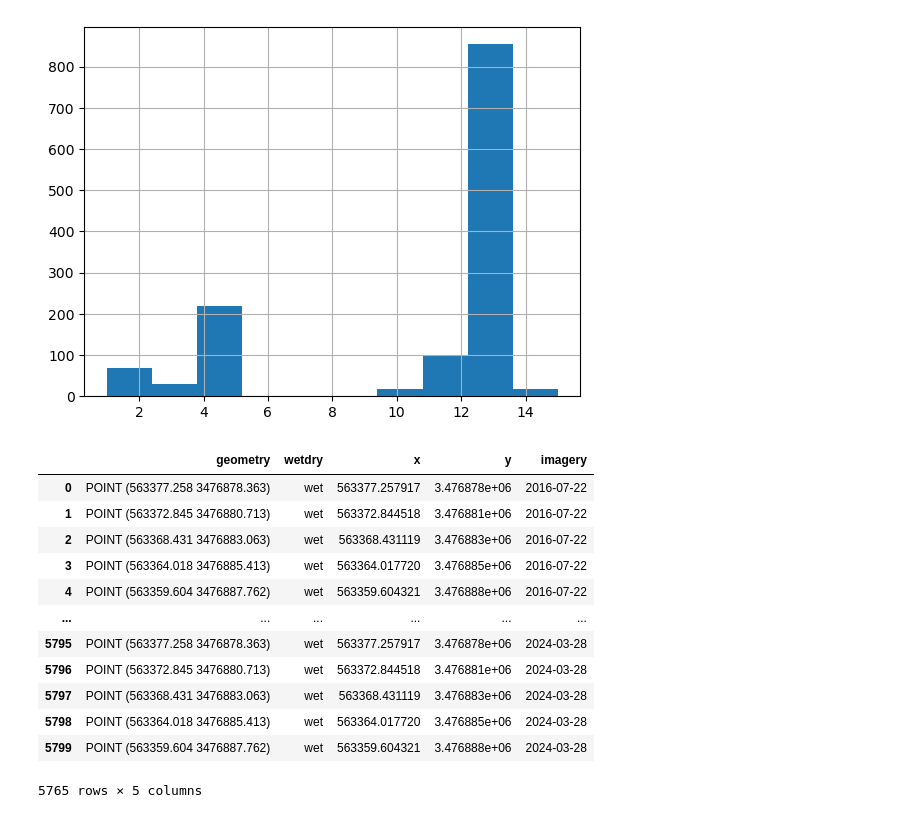
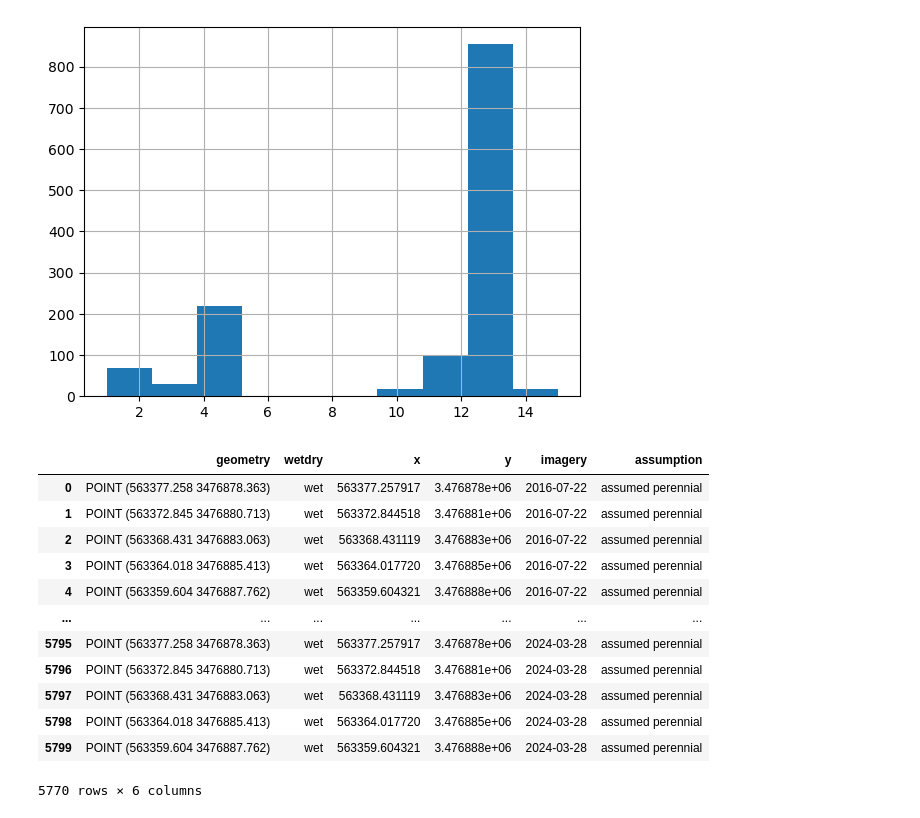
Before and after one commit to lapidesd/SanPedro_wetdry_pilot, a Jupyter notebook: code/Ramsey_survey_imagery.ipynb, the cells around one changed output. Saved outputs shown, nothing was run; the diff lists cells and outputs as text; code cells hidden in the pictures.

```diff
--- a/code/Ramsey_survey_imagery.ipynb
+++ b/code/Ramsey_survey_imagery.ipynb
@@ -9,10 +9,14 @@ from shapely import wkt
 # %%
 #read csv files and adjust to datetime
 R_im_date = pd.read_csv('../data/Ramsey/RamseyImageryDates.csv', parse_dates=['date'])
-years = range(2015, 2025)
-R_sur_date = pd.DataFrame([pd.Timestamp(year=year, month=6, day=15) for year in years], columns = ['date'])
 R_im_date['date'] = pd.to_datetime(R_im_date['date'])
-R_sur_date['date'] = pd.to_datetime(R_sur_date['date'])
+
+#years = range(2015, 2025)
+#pd.DataFrame([pd.Timestamp(year=year, month=6, day=15) for year in years], columns = ['date'])
+R_sur_date = pd.read_csv('../data/Ramsey/RamseySurveyDates.csv', delimiter=';', index_col=False, parse_dates = ['Ramsey wet/dry date'])
+R_sur_date.rename(columns={'Ramsey wet/dry date':'date'}, inplace=True )
+R_sur_date['date'] = pd.to_datetime(R_sur_date['date'], format = '%m/%d/%Y', errors = 'coerce')
+R_sur_date = R_sur_date.dropna(subset = ['date'])
 
 R_hyd = pd.read_csv('../data/Ramsey/RamseyHydroData.csv')
 R_hyd.rename( columns={'Unnamed: 0':'date'}, inplace=True )
@@ -82,10 +70,9 @@ Rh['Survey'] = matching_df['Survey']
 Rh['Imagery'] = matching_df['Imagery']
 Rh['sum_P'] = [sum_pdatesbetween(R_datessurData.loc[i, 'Survey'], R_datesimData.loc[i, 'Imagery']) for i in range(len(Rh))]
 Rh['Q_s-i'] = (R_datessurData['Q [mm/d]'] - R_datesimData['Q [mm/d]']) / R_datessurData['Q [mm/d]'] * 100
-Rh['Use/not'] = ['not', 'not', 'not', 'use', 'not', 'not',
-                 'not', 'not', 'not', 'not', 'use', 'not',
-                 'not', 'not', 'not', 'use', 'use', 'use',
+Rh['Use/not'] = ['use', 'use', 'use', 'use', 'not', 'not',
                  'not', 'use', 'not', 'use']
+
 Rh = Rh.fillna('')
 
 conditions = (Rh['Use/not'] == 'not')
@@ -107,2 +93,9 @@ Rh
 # %%
 Rh.to_csv('../data/Ramsey/Ramsey_survey_imagery_hydro.csv', index = 'False')
+# %%
+R_sur_date['Year'] = R_sur_date['date'].dt.year
+R_surveyData['Year'] = R_surveyData['Year'].astype(int)
+Rdata = pd.merge(R_surveyData, R_sur_date[['date', 'Year']], on = 'Year', how = 'left')
+Rdata = Rdata.drop(columns=['Year', 'Unnamed: 0'])
+Rdata.rename(columns = {'date':'Year'}, inplace = True)
+Rdata
@@ -109,11 +116,11 @@ Rh.to_csv('../data/Ramsey/Ramsey_survey_imagery_hydro.csv', index = 'False')
 # %%
 #reading surveydata, making it into a geodataframe and adding x and y from the geometry to facilitate merge
-R_surveyData['geometry'] = R_surveyData['geometry'].apply(wkt.loads)
-gdf = gpd.GeoDataFrame(R_surveyData, geometry = 'geometry', crs='EPSG:26912')
+
+Rdata['geometry'] = Rdata['geometry'].apply(wkt.loads)
+gdf = gpd.GeoDataFrame(Rdata, geometry = 'geometry', crs='EPSG:26912')
 
 gdf['x'] = gdf.geometry.x
 gdf['y'] = gdf.geometry.y
-gdf = gdf[['geometry', 'x', 'y', 'Year', 'wetdry']]
-gdf['Year'] = gdf['Year'].astype(int)
-gdf['Year'] = pd.to_datetime(gdf['Year'].astype(str) + '-06-15')
-gdf
+gdf = gdf[['geometry', 'x', 'y', 'wetdry', 'Year']]
+#gdf['Year'] = gdf['Year'].astype(int)
+#gdf['Year'] = pd.to_datetime(gdf['Year'])
@@ -162,34 +155,35 @@ gdf.groupby('geometry').count().wetdry.hist()
 # %%
 #Checking for perennial reaches by comparing surveys of each year
 perennial = pd.DataFrame(gdf.groupby('geometry')['wetdry'].apply(lambda x: sum(x == 'wet'))).reset_index(drop=False)
 
 # whichever number is reasonable based on data?
 perennial = perennial[(perennial['wetdry'] == 8)]
 #assume always wet
 perennial = perennial.assign(wetdry = 'wet')
 #perennial['geometry'] = perennial['geometry']
 #perennial['geometry'] = perennial['geometry'].apply(wkt.loads)
 gdf_perennial = gpd.GeoDataFrame(perennial, geometry = 'geometry', crs='EPSG:26912')
 gdf_perennial['x'] = gdf_perennial.geometry.x
 gdf_perennial['y'] = gdf_perennial.geometry.y
 #making the gdf matching the perennial reaches to the imagery dates available
 imagery_perennial = pd.concat([gdf_perennial.assign(imagery = date) for date in R_im_date['date']], ignore_index=True)
 imagery_perennial = imagery_perennial[~imagery_perennial['imagery'].isin(Rh['Imagery'])]
+imagery_perennial['assumption'] = len(imagery_perennial)*['assumed perennial']
 imagery_perennial
 # %% [output]
-|  | geometry | wetdry | x | y | imagery |
-| 0 | POINT (563377.258 3476878.363) | wet | 563377.257917 | 3.476878e+06 | 2016-07-22 |
-| 1 | POINT (563372.845 3476880.713) | wet | 563372.844518 | 3.476881e+06 | 2016-07-22 |
-| 2 | POINT (563368.431 3476883.063) | wet | 563368.431119 | 3.476883e+06 | 2016-07-22 |
-| 3 | POINT (563364.018 3476885.413) | wet | 563364.017720 | 3.476885e+06 | 2016-07-22 |
-| 4 | POINT (563359.604 3476887.762) | wet | 563359.604321 | 3.476888e+06 | 2016-07-22 |
-| ... | ... | ... | ... | ... | ... |
-| 5795 | POINT (563377.258 3476878.363) | wet | 563377.257917 | 3.476878e+06 | 2024-03-28 |
-| 5796 | POINT (563372.845 3476880.713) | wet | 563372.844518 | 3.476881e+06 | 2024-03-28 |
-| 5797 | POINT (563368.431 3476883.063) | wet | 563368.431119 | 3.476883e+06 | 2024-03-28 |
-| 5798 | POINT (563364.018 3476885.413) | wet | 563364.017720 | 3.476885e+06 | 2024-03-28 |
-| 5799 | POINT (563359.604 3476887.762) | wet | 563359.604321 | 3.476888e+06 | 2024-03-28 |
+|  | geometry | wetdry | x | y | imagery | assumption |
+| 0 | POINT (563377.258 3476878.363) | wet | 563377.257917 | 3.476878e+06 | 2016-07-22 | assumed perennial |
+| 1 | POINT (563372.845 3476880.713) | wet | 563372.844518 | 3.476881e+06 | 2016-07-22 | assumed perennial |
+| 2 | POINT (563368.431 3476883.063) | wet | 563368.431119 | 3.476883e+06 | 2016-07-22 | assumed perennial |
+| 3 | POINT (563364.018 3476885.413) | wet | 563364.017720 | 3.476885e+06 | 2016-07-22 | assumed perennial |
+| 4 | POINT (563359.604 3476887.762) | wet | 563359.604321 | 3.476888e+06 | 2016-07-22 | assumed perennial |
+| ... | ... | ... | ... | ... | ... | ... |
+| 5795 | POINT (563377.258 3476878.363) | wet | 563377.257917 | 3.476878e+06 | 2024-03-28 | assumed perennial |
+| 5796 | POINT (563372.845 3476880.713) | wet | 563372.844518 | 3.476881e+06 | 2024-03-28 | assumed perennial |
+| 5797 | POINT (563368.431 3476883.063) | wet | 563368.431119 | 3.476883e+06 | 2024-03-28 | assumed perennial |
+| 5798 | POINT (563364.018 3476885.413) | wet | 563364.017720 | 3.476885e+06 | 2024-03-28 | assumed perennial |
+| 5799 | POINT (563359.604 3476887.762) | wet | 563359.604321 | 3.476888e+06 | 2024-03-28 | assumed perennial |
-5765 rows × 5 columns
+5770 rows × 6 columns
 # %%
 R_new_hyd = R_hyd.merge( R_precipitation, left_on = 'date', right_on = 'day')
 R_new_hyd = R_new_hyd.drop(columns = ['day', 'P [mm]'])
```
Also changed, not shown: parts of 17 cells of this notebook, 29 other files.
